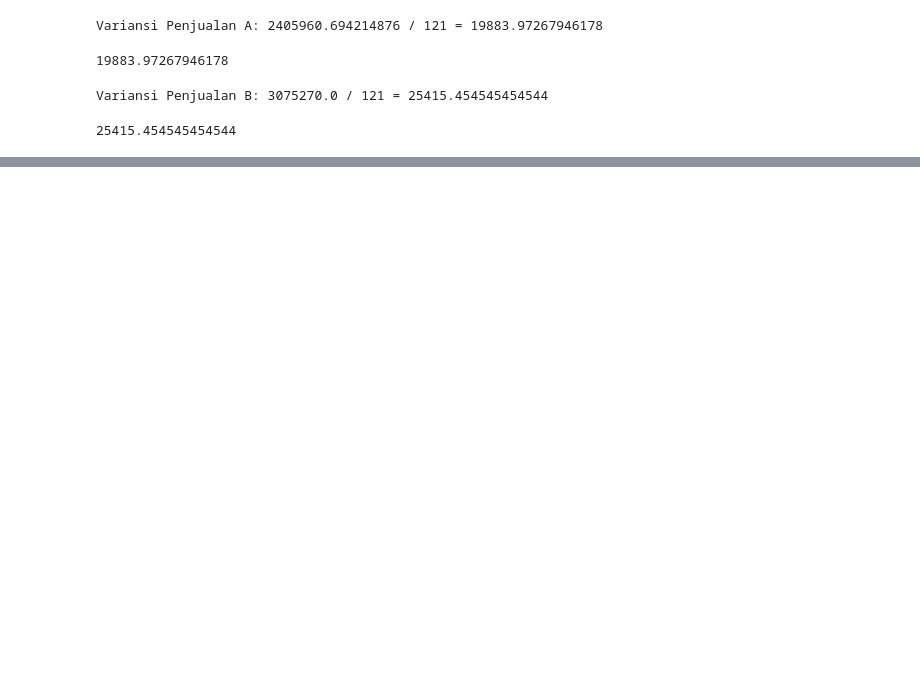
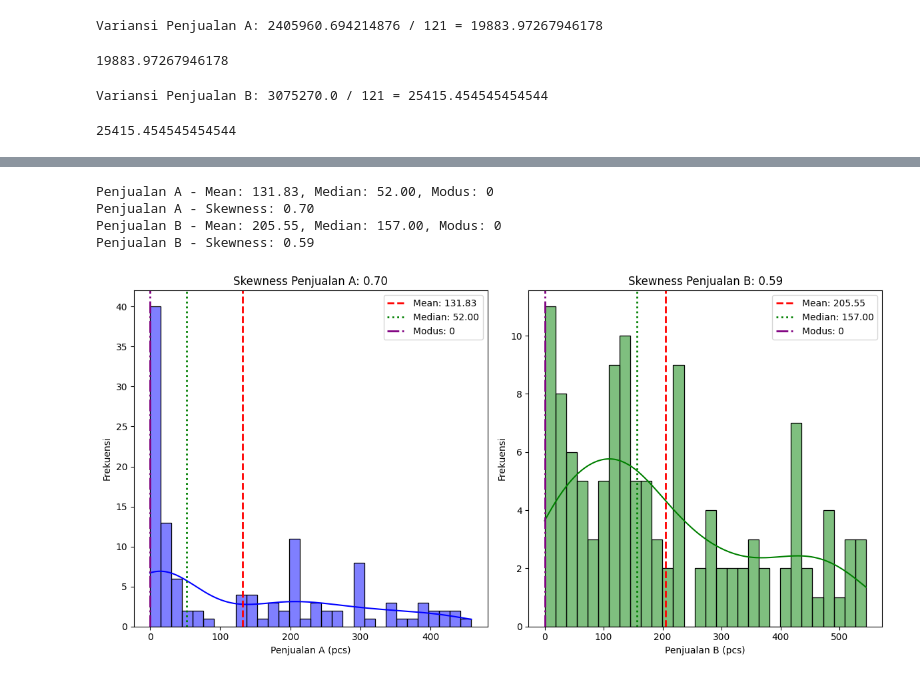
Before and after one commit to HikariReiziq/Coding-Task-1-A-046-061-079-123, a Jupyter notebook: Deskripsi-Data.ipynb, the cells around one changed output, grey strips where cells are left out. Drawn from its saved outputs; the diff is of its cells as text; code cells hidden in the pictures; blank space fills up the shorter version.

```diff
--- a/Deskripsi-Data.ipynb
+++ b/Deskripsi-Data.ipynb
@@ -400,0 +514,71 @@ Tabel Distribusi Frekuensi Penjualan A:
+# %%
+
+import pandas as pd
+from scipy.stats import skew, mode
+import numpy as np
+
+# Contoh data (gunakan dataset yang sesuai)
+penjualan_A = pd.to_numeric(dataset['Penjualan A (pcs)'], errors='coerce')
+penjualan_B = pd.to_numeric(dataset['Penjualan B (pcs)'], errors='coerce')
+
+# Menghitung mean, median, dan modus untuk Penjualan A
+mean_A = penjualan_A.mean()
+median_A = penjualan_A.median()
+# Memastikan hasil mode diakses dengan benar
+modus_A_result = mode(penjualan_A.dropna(), nan_policy='omit')
+modus_A = modus_A_result.mode[0] if isinstance(modus_A_result.mode, np.ndarray) and len(modus_A_result.mode) > 0 else modus_A_result.mode
+
+# Menghitung mean, median, dan modus untuk Penjualan B
+mean_B = penjualan_B.mean()
+median_B = penjualan_B.median()
+modus_B_result = mode(penjualan_B.dropna(), nan_policy='omit')
+modus_B = modus_B_result.mode[0] if isinstance(modus_B_result.mode, np.ndarray) and len(modus_B_result.mode) > 0 else modus_B_result.mode
+
+# Menghitung skewness untuk Penjualan A dan B
+skewness_A = skew(penjualan_A.dropna())
+skewness_B = skew(penjualan_B.dropna())
+
+# Menampilkan hasil
+print(f"Penjualan A - Mean: {mean_A:.2f}, Median: {median_A:.2f}, Modus: {modus_A}")
+print(f"Penjualan A - Skewness: {skewness_A:.2f}")
+print(f"Penjualan B - Mean: {mean_B:.2f}, Median: {median_B:.2f}, Modus: {modus_B}")
+print(f"Penjualan B - Skewness: {skewness_B:.2f}")
+
+import matplotlib.pyplot as plt
+import seaborn as sns
+
+# Visualisasi histogram dengan informasi skewness, mean, median, dan modus untuk Penjualan A dan B
+plt.figure(figsize=(12, 6))
+
+# Histogram untuk Penjualan A
+plt.subplot(1, 2, 1)
+sns.histplot(penjualan_A.dropna(), bins=30, kde=True, color='blue')
+plt.axvline(mean_A, color='red', linestyle='dashed', linewidth=2, label=f'Mean: {mean_A:.2f}')
+plt.axvline(median_A, color='green', linestyle='dotted', linewidth=2, label=f'Median: {median_A:.2f}')
+if modus_A is not None:
+    plt.axvline(modus_A, color='purple', linestyle='dashdot', linewidth=2, label=f'Modus: {modus_A}')
+plt.title(f'Skewness Penjualan A: {skewness_A:.2f}')
+plt.xlabel('Penjualan A (pcs)')
+plt.ylabel('Frekuensi')
+plt.legend()
+
+# Histogram untuk Penjualan B
+plt.subplot(1, 2, 2)
+sns.histplot(penjualan_B.dropna(), bins=30, kde=True, color='green')
+plt.axvline(mean_B, color='red', linestyle='dashed', linewidth=2, label=f'Mean: {mean_B:.2f}')
+plt.axvline(median_B, color='green', linestyle='dotted', linewidth=2, label=f'Median: {median_B:.2f}')
+if modus_B is not None:
+    plt.axvline(modus_B, color='purple', linestyle='dashdot', linewidth=2, label=f'Modus: {modus_B}')
+plt.title(f'Skewness Penjualan B: {skewness_B:.2f}')
+plt.xlabel('Penjualan B (pcs)')
+plt.ylabel('Frekuensi')
+plt.legend()
+
+plt.tight_layout()
+plt.show()
+# %% [output]
+Penjualan A - Mean: 131.83, Median: 52.00, Modus: 0
+Penjualan A - Skewness: 0.70
+Penjualan B - Mean: 205.55, Median: 157.00, Modus: 0
+Penjualan B - Skewness: 0.59
+[figure, added]
```
Also changed, not shown: parts of 14 cells of this notebook.
